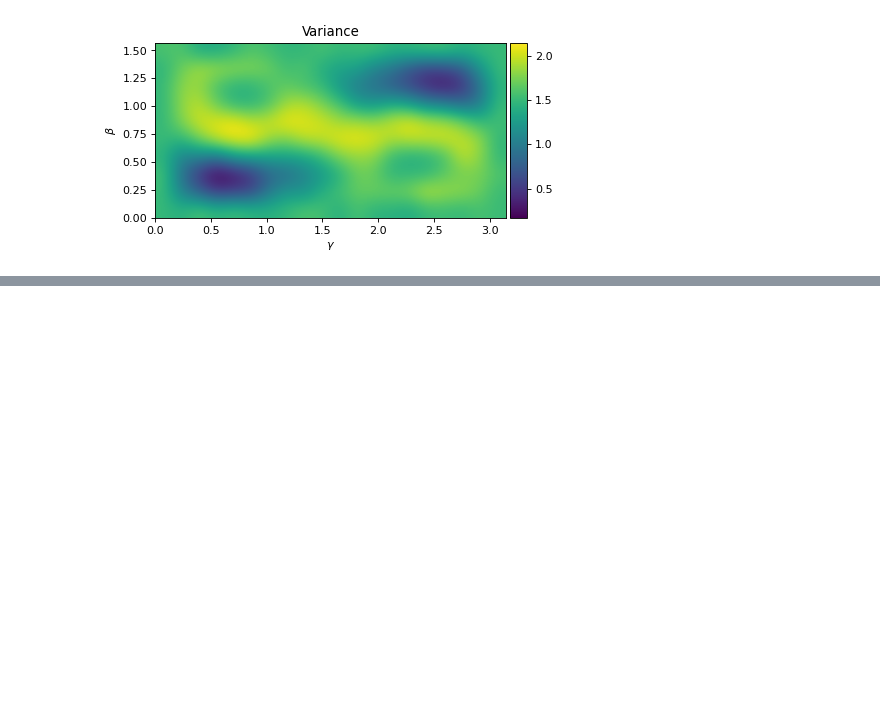
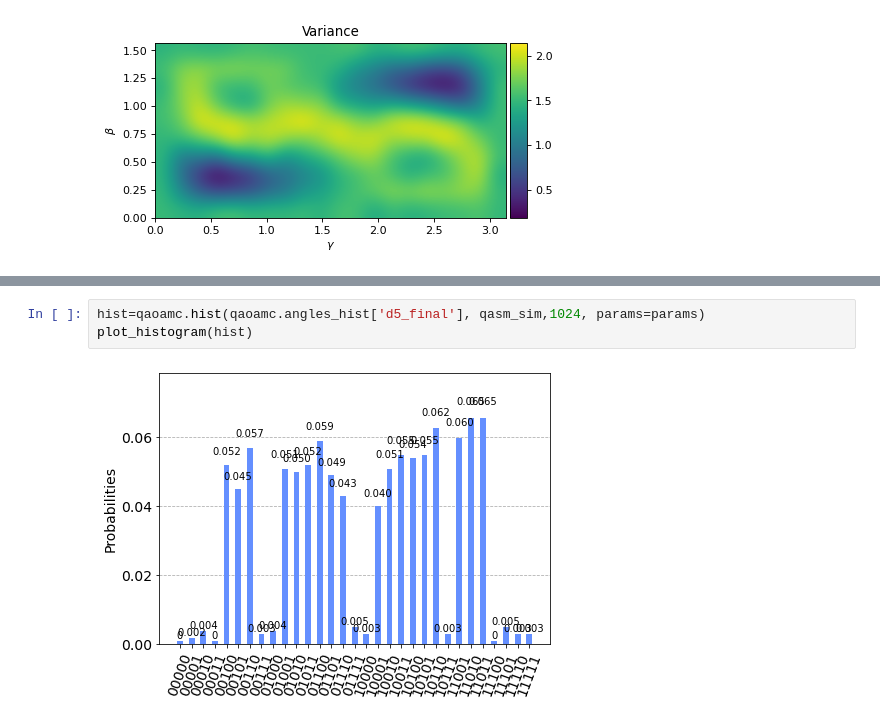
Before and after one commit to OpenQuantumComputing/optimization, a Jupyter notebook: MaxCut/5 nodes "Bowtie".ipynb, the cells around one changed output, grey strips where cells are left out. Saved outputs shown, nothing was run; the diff lists cells and outputs as text; blank space fills up the shorter version.

```diff
--- a/MaxCut/5 nodes "Bowtie".ipynb
+++ b/MaxCut/5 nodes "Bowtie".ipynb
@@ -94,0 +92,5 @@ Optimization terminated successfully.
+# %%
+hist=qaoamc.hist(qaoamc.angles_hist['d5_final'], qasm_sim,1024, params=params)
+plot_histogram(hist)
+# %% [output]
+[figure, added]
```
Also changed, not shown: parts of 4 cells of this notebook, 1 other file.
